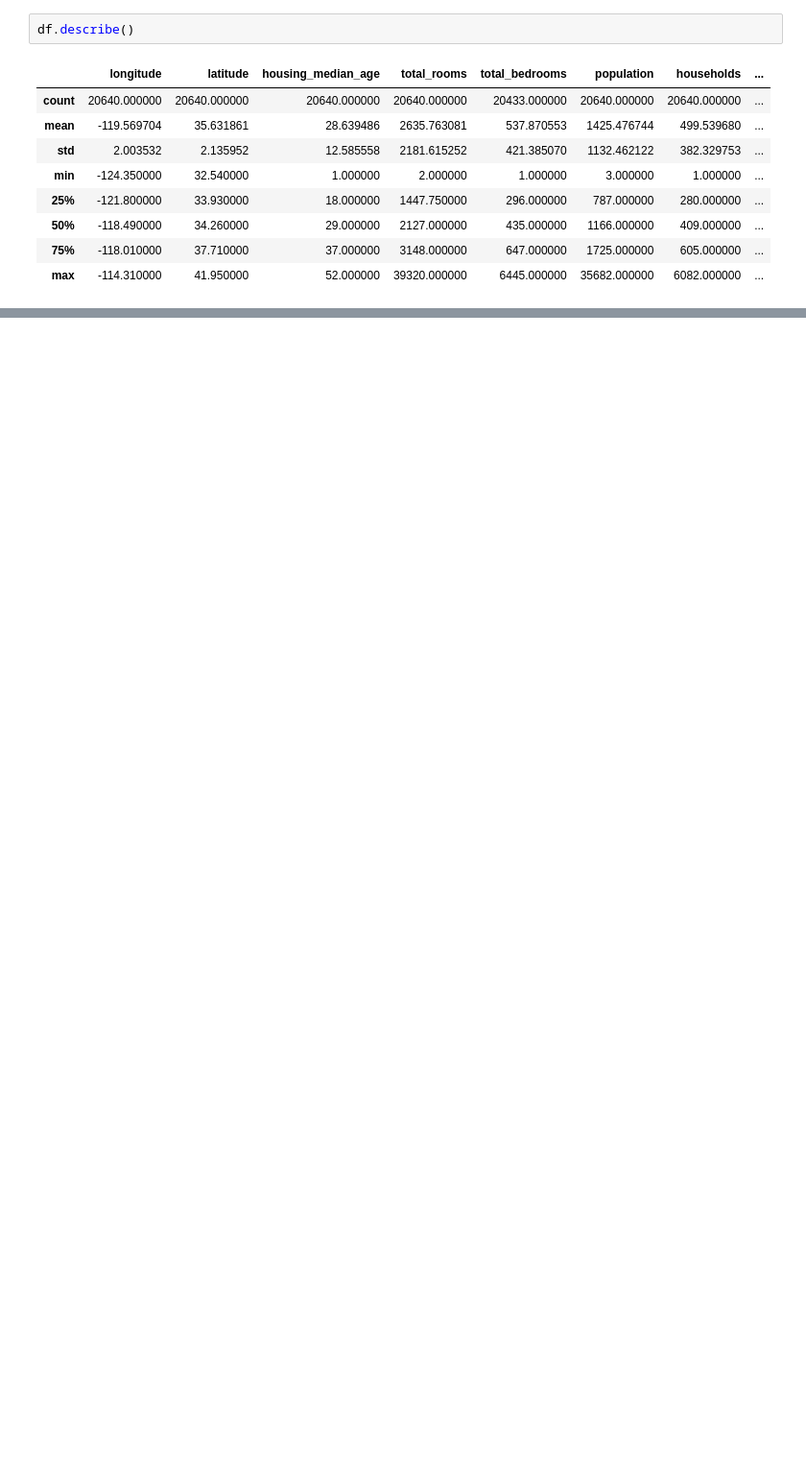
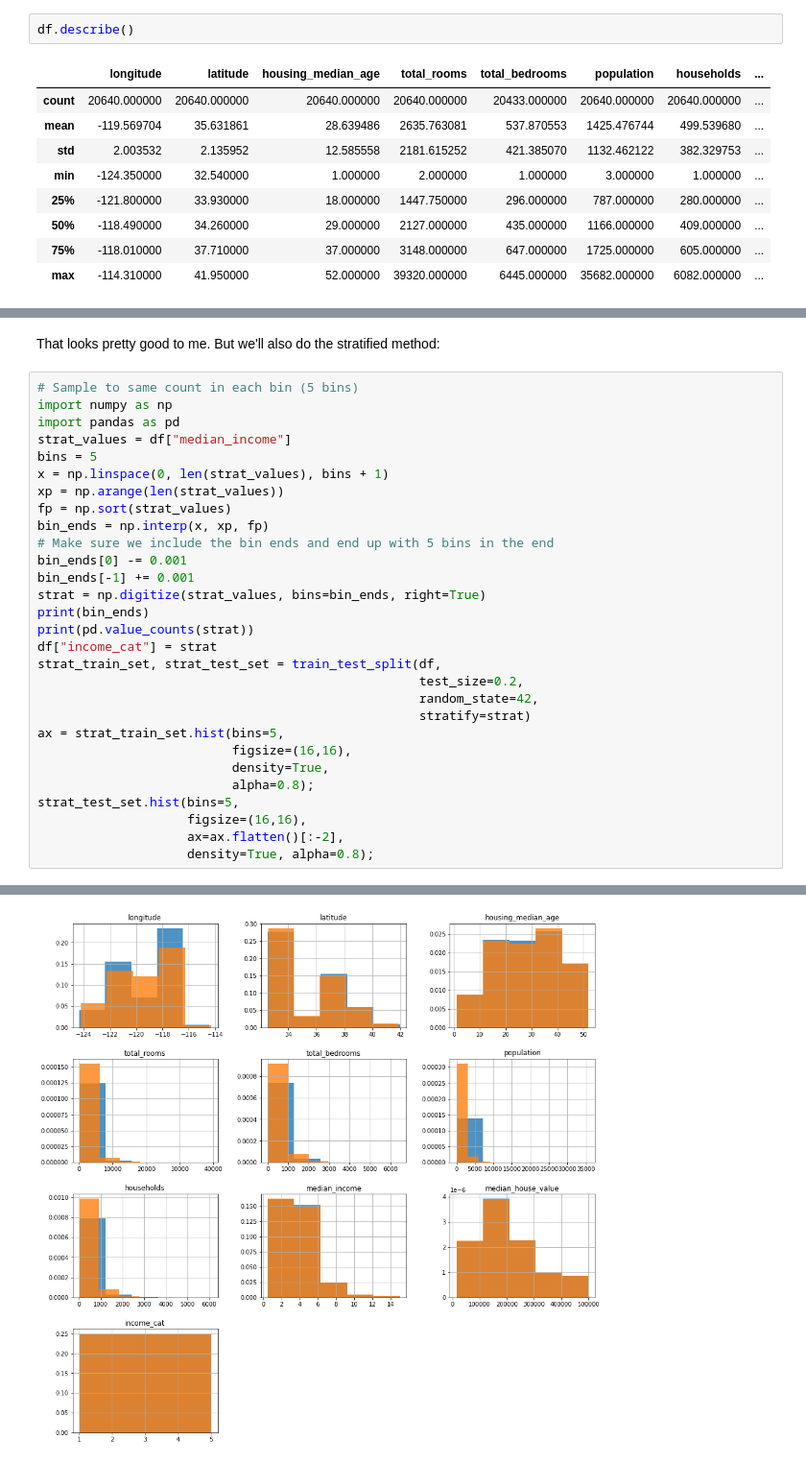
Before and after one commit to rileypeterson/ML, a Jupyter notebook: chapter2/notes.ipynb, the cells around one changed output, grey strips where cells are left out. Shown at 96% size. Drawn from its saved outputs; the diff is of its cells as text; blank space fills up the shorter version.

```diff
--- a/chapter2/notes.ipynb
+++ b/chapter2/notes.ipynb
@@ -99,0 +139,32 @@ df.describe()
+# %% [markdown]
+That looks pretty good to me. But we'll also do the stratified method:
+# %%
+# Sample to same count in each bin (5 bins)
+import numpy as np
+import pandas as pd
+strat_values = df["median_income"]
+bins = 5
+x = np.linspace(0, len(strat_values), bins + 1)
+xp = np.arange(len(strat_values))
+fp = np.sort(strat_values)
+bin_ends = np.interp(x, xp, fp)
+# Make sure we include the bin ends and end up with 5 bins in the end
+bin_ends[0] -= 0.001
+bin_ends[-1] += 0.001
+strat = np.digitize(strat_values, bins=bin_ends, right=True)
+print(bin_ends)
+print(pd.value_counts(strat))
+df["income_cat"] = strat
+strat_train_set, strat_test_set = train_test_split(df,
+                                                   test_size=0.2,
+                                                   random_state=42,
+                                                   stratify=strat)
+ax = strat_train_set.hist(bins=5,
+                          figsize=(16,16),
+                          density=True,
+                          alpha=0.8);
+strat_test_set.hist(bins=5,
+                    figsize=(16,16),
+                    ax=ax.flatten()[:-2],
+                    density=True, alpha=0.8);
+# %% [output]
@@ -99,0 +178 @@ df.describe()
+[figure, added]
```
Also changed, not shown: parts of 14 cells of this notebook.
